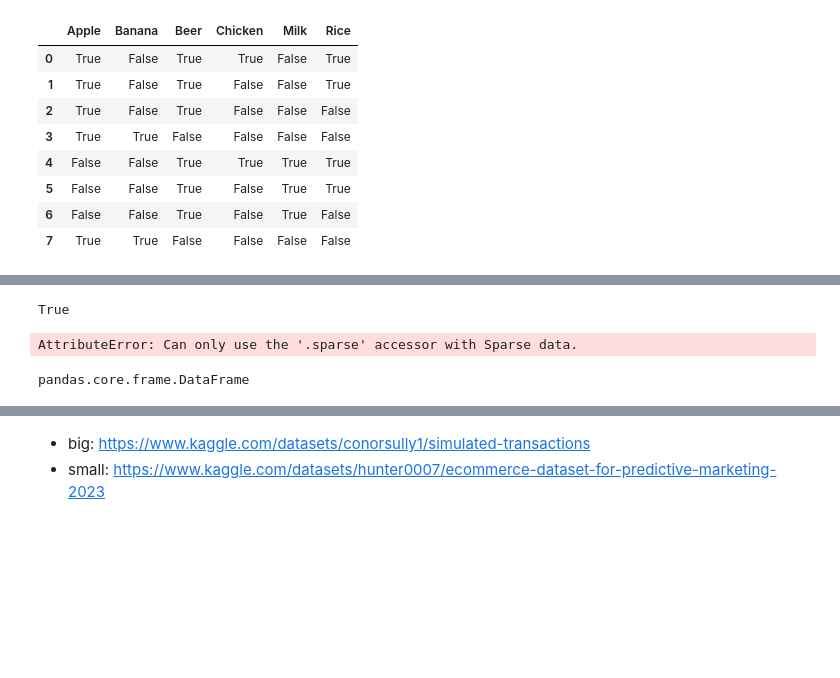
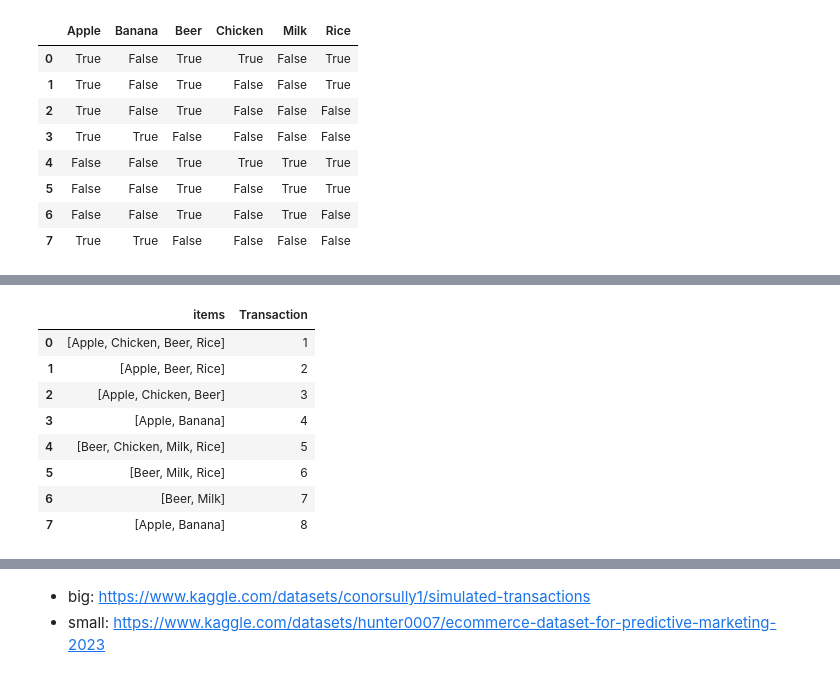
Before and after one commit to supperr-coder/CZ4032-Project2, a Jupyter notebook: Code/apriori_algorithm_darryl.ipynb, the cells around one changed output, grey strips where cells are left out. Drawn from its saved outputs; the diff is of its cells as text; code cells hidden in the pictures; blank space fills up the shorter version.

```diff
--- a/Code/apriori_algorithm_darryl.ipynb
+++ b/Code/apriori_algorithm_darryl.ipynb
@@ -807,8 +798,0 @@ np.nonzero(item_support >= min_support)
-# %%
-print(hasattr(df, "sparse"))
-# %% [output]
-True
-# %%
-df.sparse.to_coo()
-# %% [output]
-AttributeError: Can only use the '.sparse' accessor with Sparse data.
@@ -820,4 +799,17 @@ df = pd.DataFrame.sparse.from_spmatrix(df_ohe, columns = ['Apple','Banana','Beer
-# %%
-type(df)
-# %% [output]
-pandas.core.frame.DataFrame
+# %%
+items = [['Apple', 'Chicken', 'Beer', 'Rice'],['Apple', 'Beer', 'Rice'],['Apple', 'Chicken', 'Beer'],
+        ['Apple', 'Banana'], ['Beer', 'Chicken', 'Milk', 'Rice'], ['Beer', 'Milk', 'Rice'],
+         ['Beer', 'Milk'], ['Apple', 'Banana']]
+transaction = list(range(1,9))
+dt = pd.DataFrame(zip(items,transaction), columns = ['items', 'Transaction' ])
+dt
+# %% [output]
+|  | items | Transaction |
+| 0 | [Apple, Chicken, Beer, Rice] | 1 |
+| 1 | [Apple, Beer, Rice] | 2 |
+| 2 | [Apple, Chicken, Beer] | 3 |
+| 3 | [Apple, Banana] | 4 |
+| 4 | [Beer, Chicken, Milk, Rice] | 5 |
+| 5 | [Beer, Milk, Rice] | 6 |
+| 6 | [Beer, Milk] | 7 |
+| 7 | [Apple, Banana] | 8 |
```
Also changed, not shown: parts of 8 cells of this notebook.
